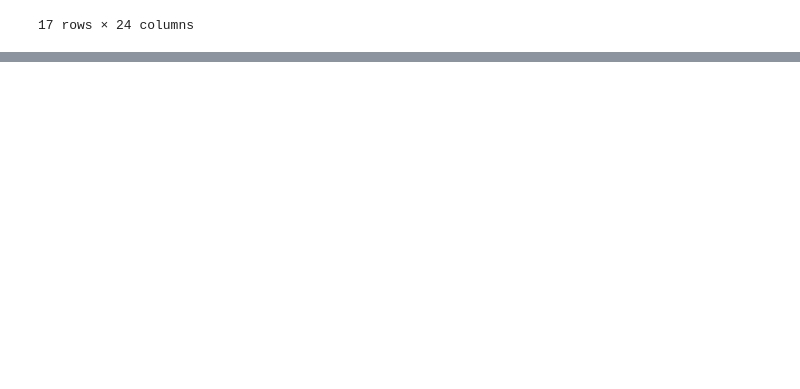
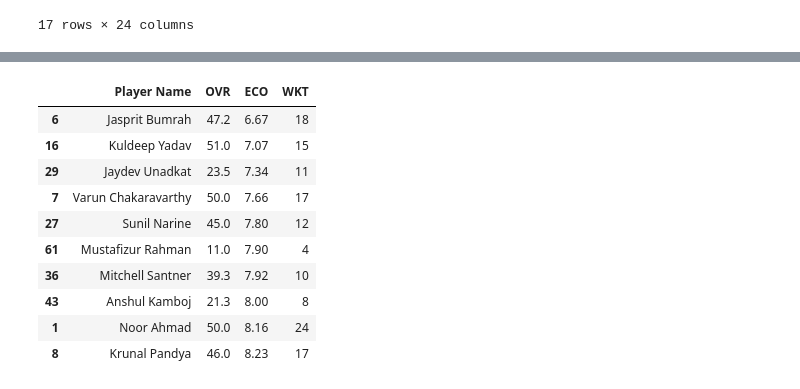
Before and after one commit to ag22042008/data-Science-notebooks, a Jupyter notebook: ipl2025.ipynb, the cells around one changed output, grey strips where cells are left out. Cells and saved outputs as stored; diff of their text form; code cells hidden in the pictures; blank space fills up the shorter version.

```diff
--- a/ipl2025.ipynb
+++ b/ipl2025.ipynb
@@ -465,0 +553,21 @@ ipl2025points
+# %%
+# lets us analyze the overs first of each bowlers
+Bowlers6 = bowlers[['Player Name','OVR','ECO','WKT']]
+
+# Filter to keep only bowlers with 10 or more overs for a 'minimum overs filter'
+Bowlers6 = Bowlers6[Bowlers6['OVR'] >= 10]
+Bowlers6=Bowlers6.sort_values(by='ECO',ascending=True).head(10)
+# %%
+display(Bowlers6)
+# %% [output]
+|  | Player Name | OVR | ECO | WKT |
+| 6 | Jasprit Bumrah | 47.2 | 6.67 | 18 |
+| 16 | Kuldeep Yadav | 51.0 | 7.07 | 15 |
+| 29 | Jaydev Unadkat | 23.5 | 7.34 | 11 |
+| 7 | Varun Chakaravarthy | 50.0 | 7.66 | 17 |
+| 27 | Sunil Narine | 45.0 | 7.80 | 12 |
+| 61 | Mustafizur Rahman | 11.0 | 7.90 | 4 |
+| 36 | Mitchell Santner | 39.3 | 7.92 | 10 |
+| 43 | Anshul Kamboj | 21.3 | 8.00 | 8 |
+| 1 | Noor Ahmad | 50.0 | 8.16 | 24 |
+| 8 | Krunal Pandya | 46.0 | 8.23 | 17 |
```
Also changed, not shown: parts of 20 cells of this notebook.
